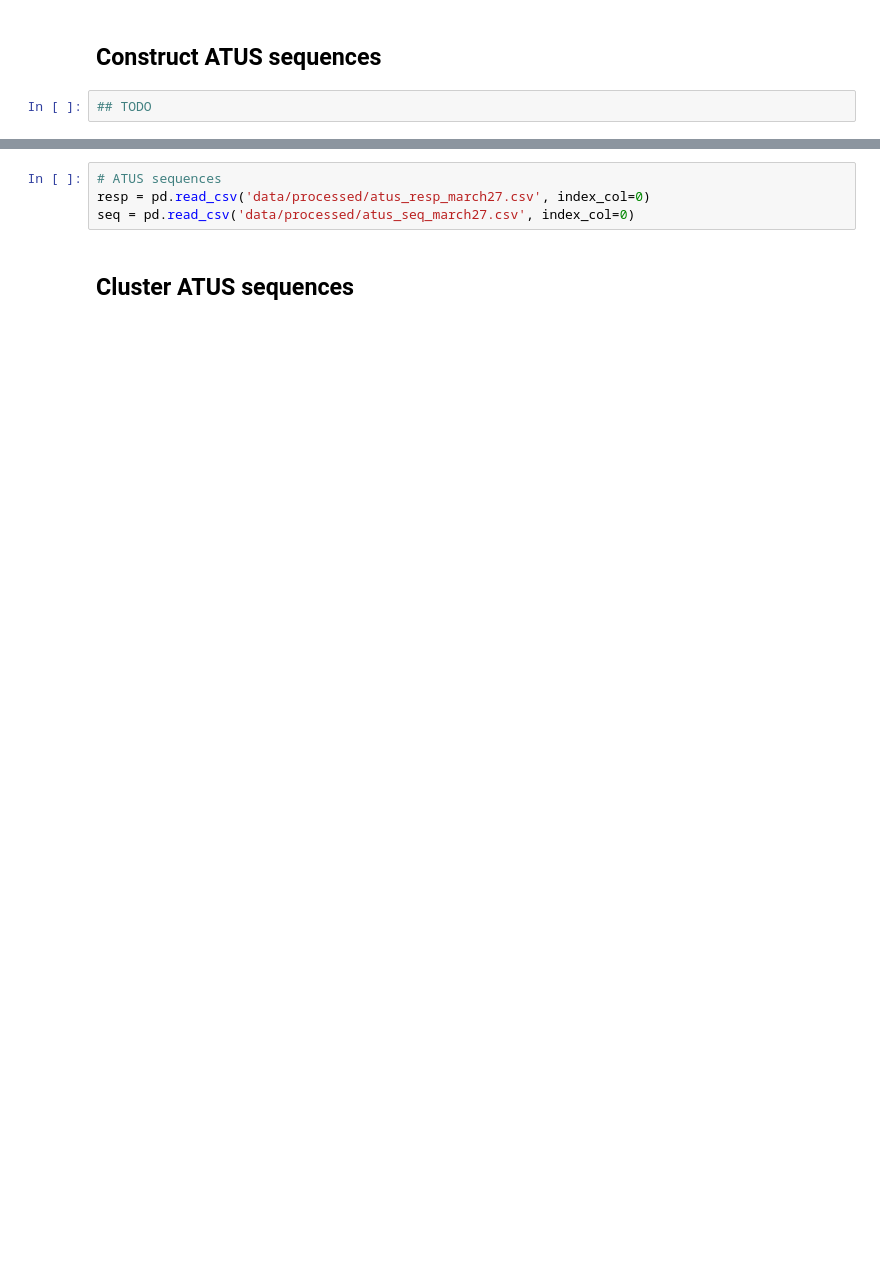
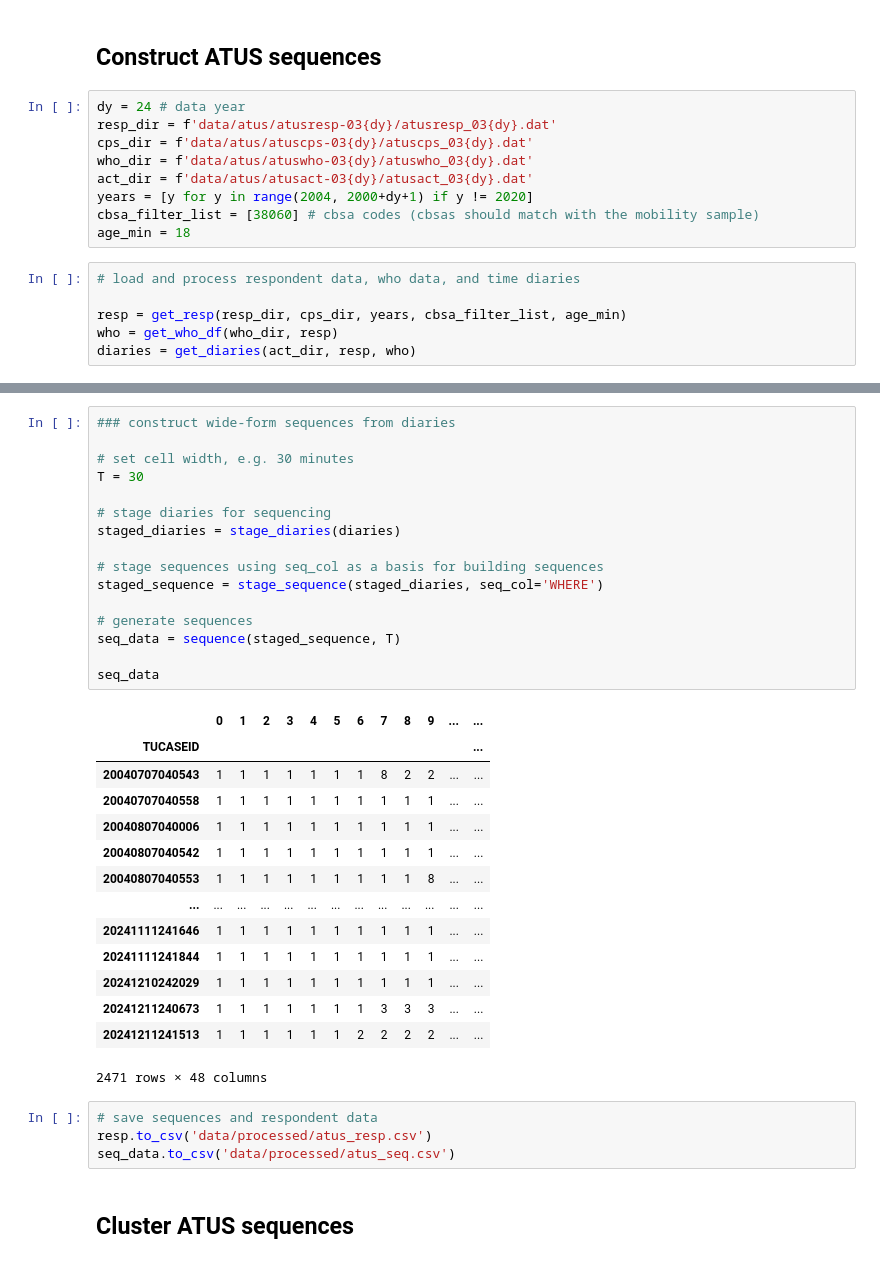
Before and after one commit to unchitta/mob-calibrate, a Jupyter notebook: examples/02_process_atus.ipynb, the cells around one changed output, grey strips where cells are left out. Cells and saved outputs as stored; diff of their text form; blank space fills up the shorter version.

Commit message:
added atus sequence and distance matrix construction examples

```diff
--- a/examples/02_process_atus.ipynb
+++ b/examples/02_process_atus.ipynb
@@ -13,4 +24,17 @@ from plotting import cluster_tempogram_weighted
 # %% [markdown]
 ## Construct ATUS sequences
 # %%
-## TODO
+dy = 24 # data year
+resp_dir = f'data/atus/atusresp-03{dy}/atusresp_03{dy}.dat'
+cps_dir = f'data/atus/atuscps-03{dy}/atuscps_03{dy}.dat'
+who_dir = f'data/atus/atuswho-03{dy}/atuswho_03{dy}.dat'
+act_dir = f'data/atus/atusact-03{dy}/atusact_03{dy}.dat'
+years = [y for y in range(2004, 2000+dy+1) if y != 2020]
+cbsa_filter_list = [38060] # cbsa codes (cbsas should match with the mobility sample)
+age_min = 18
+# %%
+# load and process respondent data, who data, and time diaries
+
+resp = get_resp(resp_dir, cps_dir, years, cbsa_filter_list, age_min)
+who = get_who_df(who_dir, resp)
+diaries = get_diaries(act_dir, resp, who)
@@ -17,6 +89,37 @@ from plotting import cluster_tempogram_weighted
+# %%
+### construct wide-form sequences from diaries
+
+# set cell width, e.g. 30 minutes
+T = 30
+
+# stage diaries for sequencing
+staged_diaries = stage_diaries(diaries)
+
+# stage sequences using seq_col as a basis for building sequences
+staged_sequence = stage_sequence(staged_diaries, seq_col='WHERE')
+
+# generate sequences
+seq_data = sequence(staged_sequence, T)
+
+seq_data
+# %% [output]
+|  | 0 | 1 | 2 | 3 | 4 | 5 | 6 | 7 | 8 | 9 | ... | ... |
+| TUCASEID |  |  |  |  |  |  |  |  |  |  |  | ... |
+| 20040707040543 | 1 | 1 | 1 | 1 | 1 | 1 | 1 | 8 | 2 | 2 | ... | ... |
+| 20040707040558 | 1 | 1 | 1 | 1 | 1 | 1 | 1 | 1 | 1 | 1 | ... | ... |
+| 20040807040006 | 1 | 1 | 1 | 1 | 1 | 1 | 1 | 1 | 1 | 1 | ... | ... |
+| 20040807040542 | 1 | 1 | 1 | 1 | 1 | 1 | 1 | 1 | 1 | 1 | ... | ... |
+| 20040807040553 | 1 | 1 | 1 | 1 | 1 | 1 | 1 | 1 | 1 | 8 | ... | ... |
+| ... | ... | ... | ... | ... | ... | ... | ... | ... | ... | ... | ... | ... |
+| 20241111241646 | 1 | 1 | 1 | 1 | 1 | 1 | 1 | 1 | 1 | 1 | ... | ... |
+| 20241111241844 | 1 | 1 | 1 | 1 | 1 | 1 | 1 | 1 | 1 | 1 | ... | ... |
+| 20241210242029 | 1 | 1 | 1 | 1 | 1 | 1 | 1 | 1 | 1 | 1 | ... | ... |
+| 20241211240673 | 1 | 1 | 1 | 1 | 1 | 1 | 1 | 3 | 3 | 3 | ... | ... |
+| 20241211241513 | 1 | 1 | 1 | 1 | 1 | 1 | 2 | 2 | 2 | 2 | ... | ... |
+2471 rows × 48 columns
 # %%
-# ATUS sequences
-resp = pd.read_csv('data/processed/atus_resp_march27.csv', index_col=0)
-seq = pd.read_csv('data/processed/atus_seq_march27.csv', index_col=0)
+# save sequences and respondent data
+resp.to_csv('data/processed/atus_resp.csv')
+seq_data.to_csv('data/processed/atus_seq.csv')
 # %% [markdown]
 ## Cluster ATUS sequences
```
Also changed, not shown: parts of 7 cells of this notebook, 5 other files.
